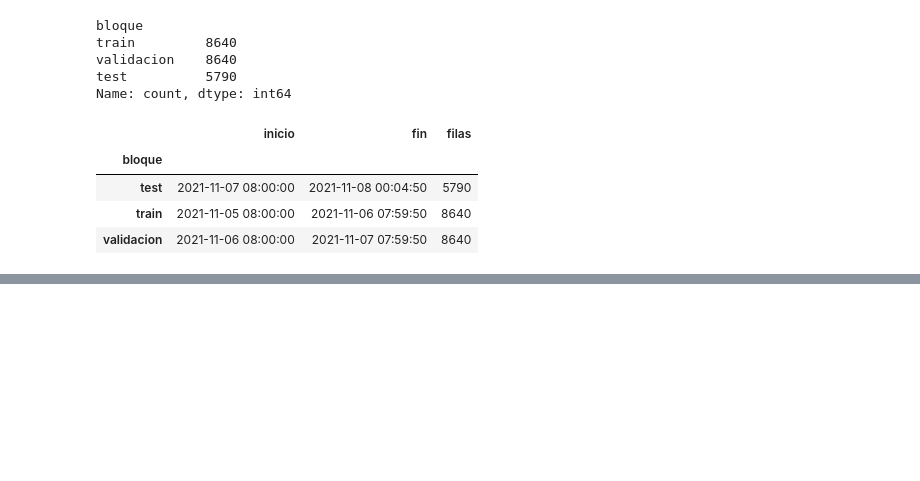
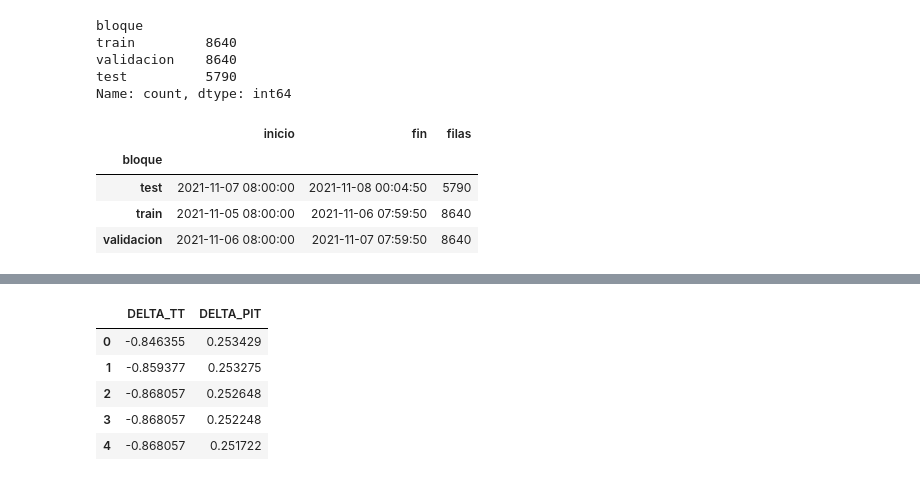
Before and after one commit to guaehtc-lang/ML-Sensor-Virtual-Inteligente, a Jupyter notebook: feature_engineering.ipynb, the cells around one changed output, grey strips where cells are left out. Saved outputs shown, nothing was run; the diff lists cells and outputs as text; code cells hidden in the pictures; blank space fills up the shorter version.

```diff
--- a/feature_engineering.ipynb
+++ b/feature_engineering.ipynb
@@ -60,0 +98,10 @@ df.groupby("bloque").agg(
+# %%
+# Creamos corrección física y flag para FQC400_1
+
+df["FQC400_1_corr"] = df["FQC400_1"].clip(lower=0)
+
+df["FQC400_1_negativo_flag"] = (df["FQC400_1"] < 0).astype(int)
+
+print("Valores negativos originales:", df["FQC400_1_negativo_flag"].sum())
+print("Mínimo FQC400_1 original:", df["FQC400_1"].min())
+print("Mínimo FQC400_1_corr:", df["FQC400_1_corr"].min())
@@ -60,0 +121,15 @@ df.groupby("bloque").agg(
+# %%
+# Creamos variables físicas derivadas
+
+df["DELTA_TT"] = df["TT413"] - df["TT415"]
+
+df["DELTA_PIT"] = df["PIT414"] - df["PIT410"]
+
+df[["DELTA_TT", "DELTA_PIT"]].head()
+# %% [output]
+|  | DELTA_TT | DELTA_PIT |
+| 0 | -0.846355 | 0.253429 |
+| 1 | -0.859377 | 0.253275 |
+| 2 | -0.868057 | 0.252648 |
+| 3 | -0.868057 | 0.252248 |
+| 4 | -0.868057 | 0.251722 |
```
Also changed, not shown: parts of 29 cells of this notebook, 4 other files.
